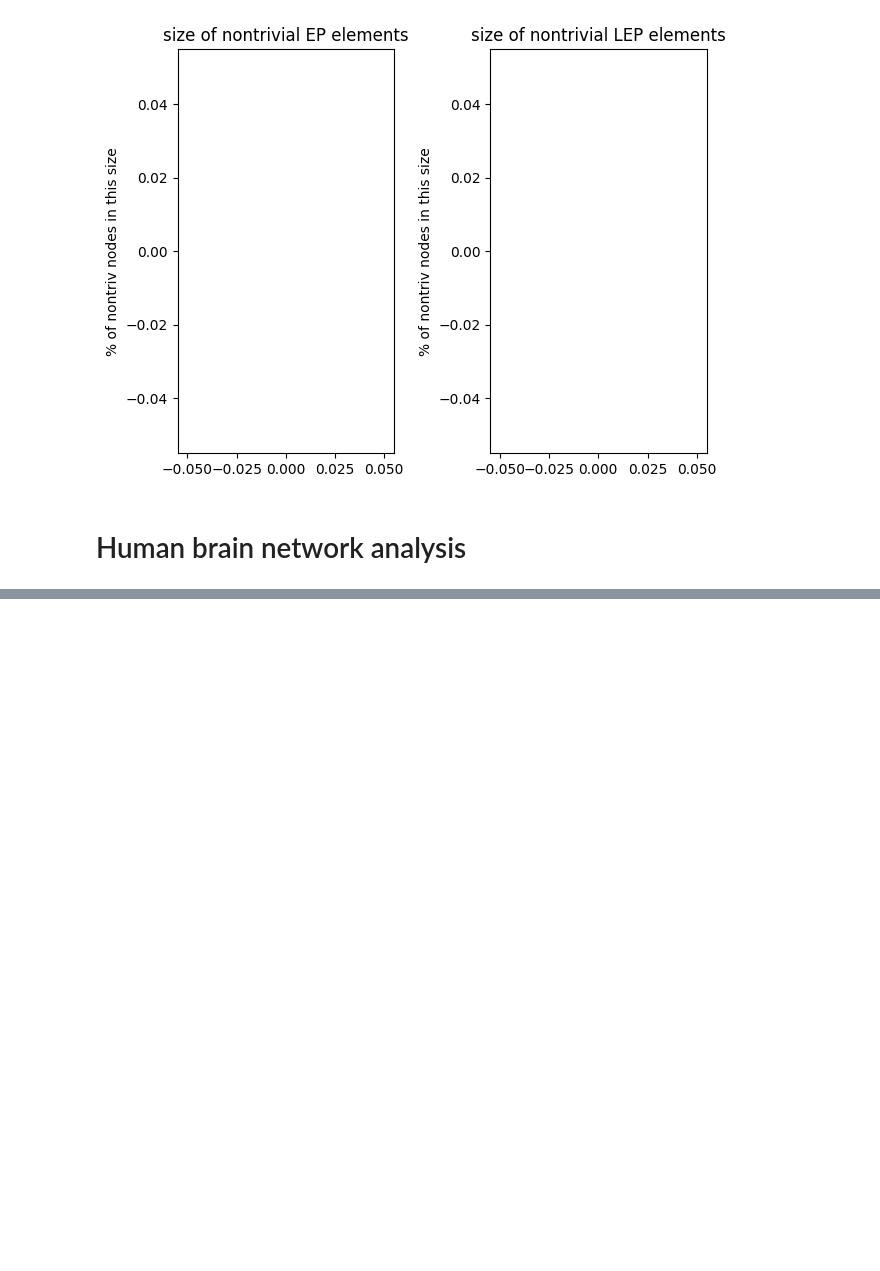
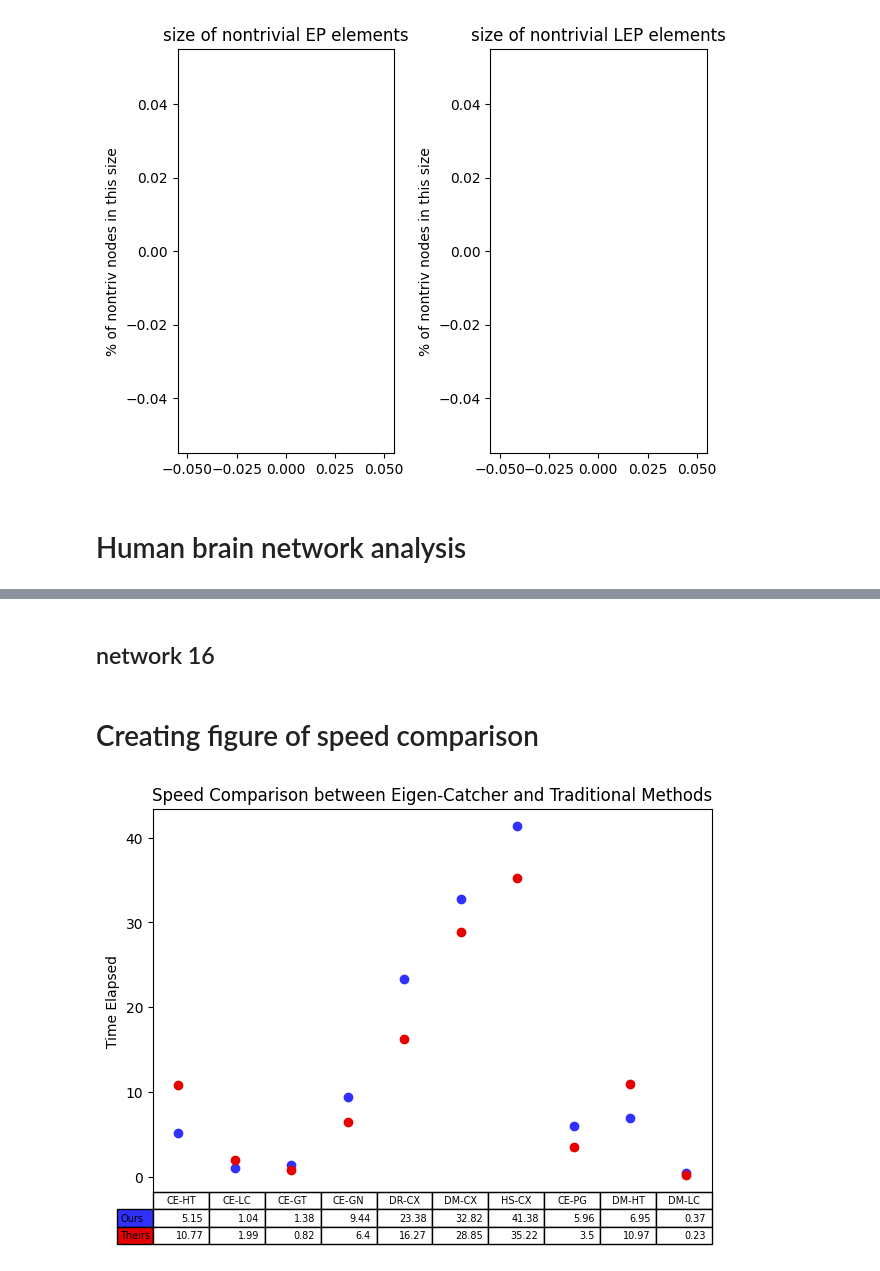
Before and after one commit to BismarkPrime/EquitablePartitions, a Jupyter notebook: Jupyter_notebooks/Biological_network_analysis.ipynb, the cells around one changed output, grey strips where cells are left out. Drawn from its saved outputs; the diff is of its cells as text; code cells hidden in the pictures; blank space fills up the shorter version.

```diff
--- a/Jupyter_notebooks/Biological_network_analysis.ipynb
+++ b/Jupyter_notebooks/Biological_network_analysis.ipynb
@@ -129,0 +532,20 @@ nteph,ntleph,hh,perch = graphs.NontrivialityData(hum,epHum,lepHum, return_vals=T
+# %%
+our_times = []
+their_times = []
+
+def RunAnalysis(graph_name,ext='.edges'):
+    os.chdir("../" + graph_name)
+    print("reading in graph")
+    graph = pd.read_csv(graph_name+ext,header=None,delimiter=' ',usecols=[0,1])
+    graph = graph.rename({0:'source',1:'target'},axis=1)
+    graph = nx.from_pandas_edgelist(graph)
+
+    print("dueling methods")
+    ours, theirs, acc = graphs.DuelOfMethods(graph)
+
+    our_times.append(ours)
+    their_times.append(theirs)
+    print(f"Analysis of Network 11:\n\tours: {ours}\n\ttheirs: {theirs}")
+
+    print('calculating nontriviality stats')
+    getNontrivPerc(graph)
@@ -129,0 +627,2 @@ nteph,ntleph,hh,perch = graphs.NontrivialityData(hum,epHum,lepHum, return_vals=T
+# %% [markdown]
+## network 16
@@ -129,0 +631,52 @@ nteph,ntleph,hh,perch = graphs.NontrivialityData(hum,epHum,lepHum, return_vals=T
+# %% [markdown]
+# Creating figure of speed comparison
+# %%
+data = np.array([our_times,their_times])
+data = np.round(data,2)
+
+rows = ('Ours','Theirs')
+columns = ['CE-HT','CE-LC','CE-GT','CE-GN','DR-CX','DM-CX','HS-CX','CE-PG','DM-HT','DM-LC']
+
+# Get some pastel shades for the colors
+colors = plt.cm.seismic(np.linspace(.3, .8, len(rows)))
+n_rows = len(data)
+
+index = np.arange(len(columns)) + 0.3
+bar_width = 0.4
+
+# Initialize the vertical-offset for
+# the line plots.
+y_offset = np.zeros(len(columns))
+
+# Plot line plots and create text labels
+# for the table
+cell_text = []
+for row in range(n_rows):
+    plt.plot(index, data[row], 'o',color=colors[row])
+    y_offset = data[row]
+    cell_text.append([x for x in y_offset])
+
+# Reverse colors and text labels to display
+# the last value at the top.
+# colors = colors[::-1]
+# cell_text.reverse()
+
+# Add a table at the bottom of the axes
+lik_table = plt.table(cellText=cell_text,
+                      rowLabels=rows,
+                      rowColours=colors,
+                      colLabels=columns,
+                      loc='bottom')
+
+# Adjust layout to make room for the table:
+plt.subplots_adjust(left=0.2, bottom=0.2)
+
+plt.ylabel("Time Elapsed")#.format(value_increment))
+plt.xticks([])
+plt.title('Speed Comparison between Eigen-Catcher and Traditional Methods')
+
+plt.tight_layout()
+
+#plt.savefig("likelihood_table.png",bbox_inches='tight')
+# %% [output]
+[figure, added]
```
Also changed, not shown: parts of 76 cells of this notebook, 29 other files.
